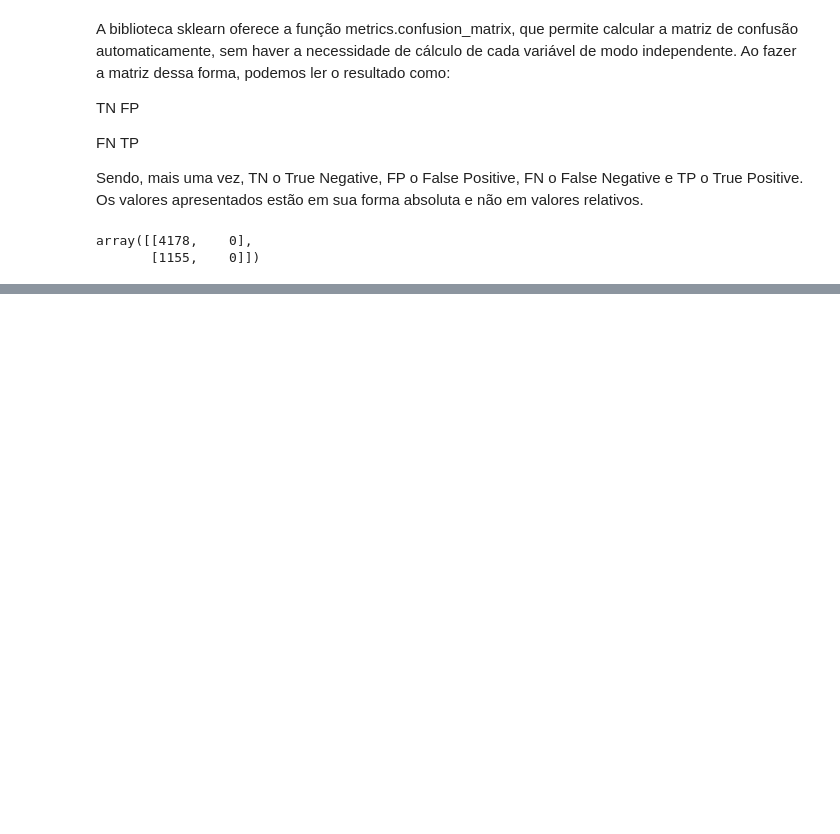
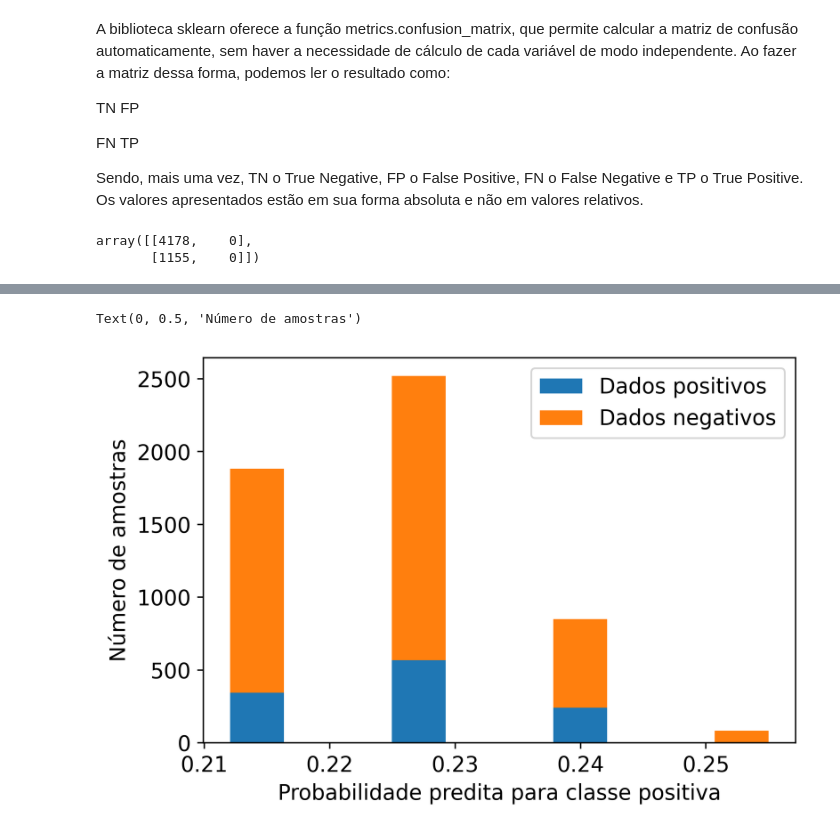
Before and after one commit to mrcosta93/projetos_data_science, a Jupyter notebook: Capítulo 2.ipynb, the cells around one changed output, grey strips where cells are left out. Saved outputs shown, nothing was run; the diff lists cells and outputs as text; code cells hidden in the pictures; blank space fills up the shorter version.

```diff
--- a/Capítulo 2.ipynb
+++ b/Capítulo 2.ipynb
@@ -245,0 +314,8 @@ array([[4178,    0],
+# %%
+plt.hist([probabilidade_positiva_dado_positivo, probabilidade_positiva_dado_negativo], histtype = 'barstacked')
+plt.legend(['Dados positivos', 'Dados negativos'])
+plt.xlabel('Probabilidade predita para classe positiva')
+plt.ylabel('Número de amostras')
+# %% [output]
+Text(0, 0.5, 'Número de amostras')
+[figure, added]
```
Also changed, not shown: parts of 18 cells of this notebook.
